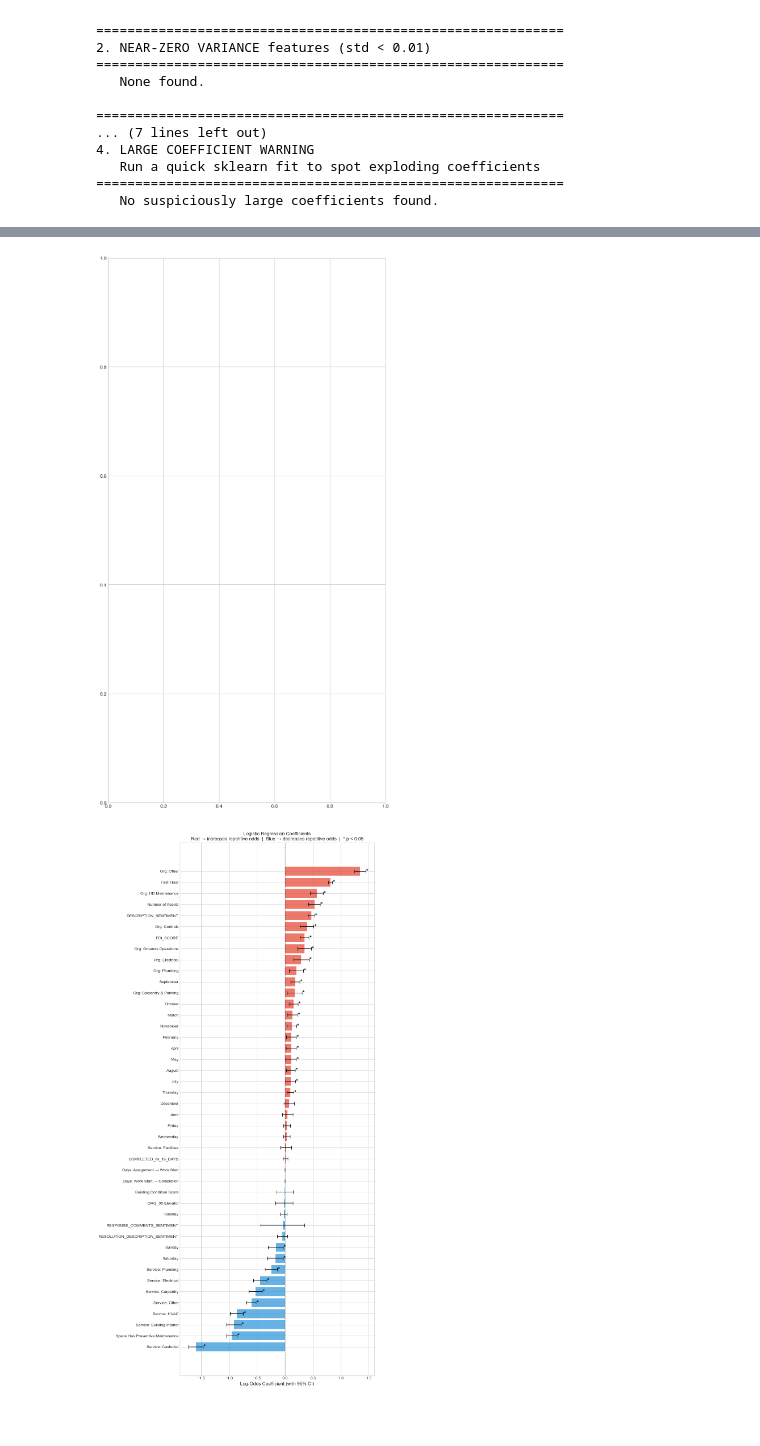
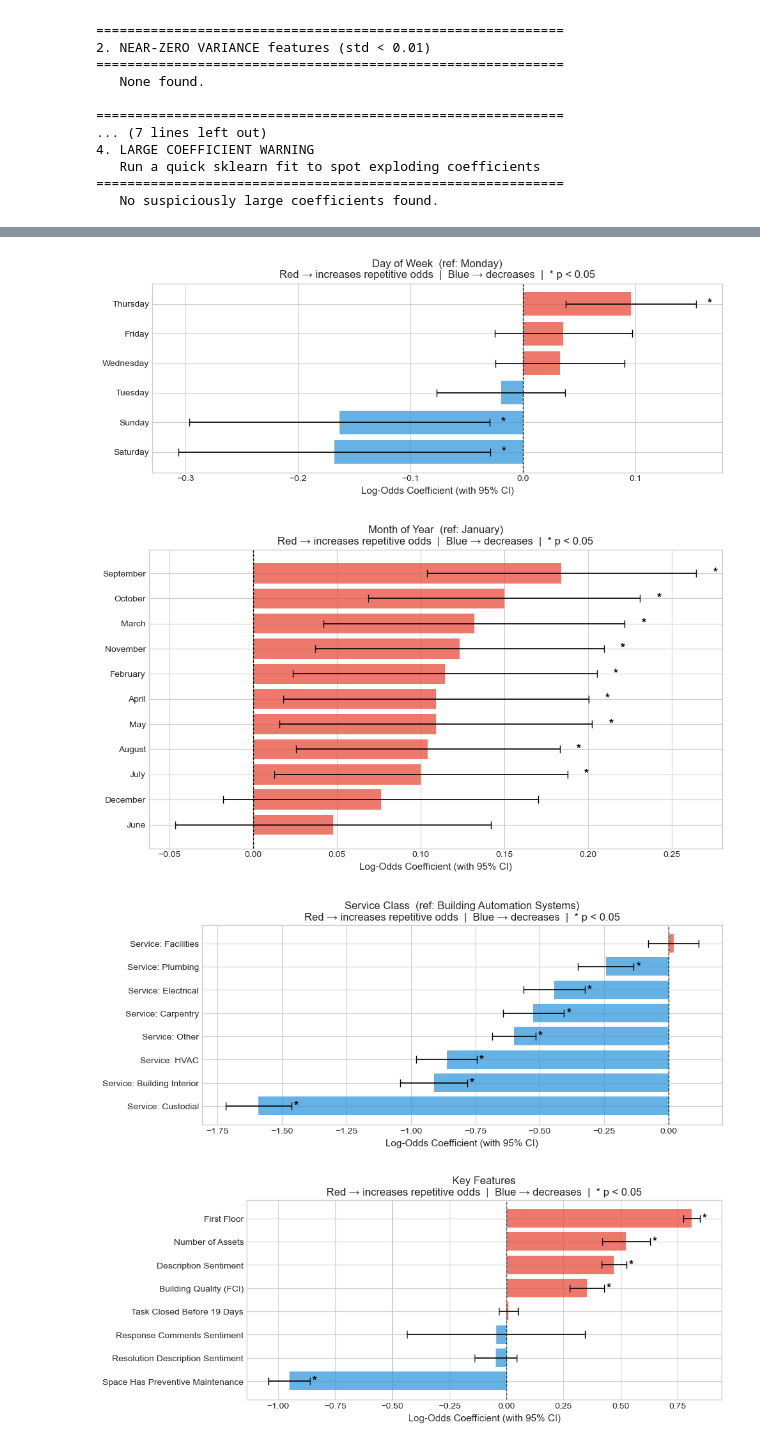
Before and after one commit to RiceD2KLab/TicketMastery_Sp26, a Jupyter notebook: src/modeling/repetitive_task_inference.ipynb, the cells around one changed output, grey strips where cells are left out. Cells and saved outputs as stored; diff of their text form; code cells hidden in the pictures; blank space fills up the shorter version.

Commit message:
added to root README; updated repetitive_task_inference.ipynb to newest version

```diff
--- a/src/modeling/repetitive_task_inference.ipynb
+++ b/src/modeling/repetitive_task_inference.ipynb
@@ -966,10 +928,11 @@ ORG_11 Grounds Operations & Specialists       0.3500       1.419 <0.0001   [0.22
 # %%
+from model_plotting import plot_coef_group
+
 # Rename Features for Legibility
 name_mapping = {
     # ── Base numeric / binary ───────────────────────────────────────────────
     'NUMBER_OF_ASSETS_CLIPPED': 'Number of Assets',
     'HAS_SPACE_PM':             'Space Has Preventive Maintenance',
-    'BUILDING_CONDITION_SCORE': 'Building Condition Score',
     'DAYS_TO_START':            'Days: Assignment → Work Start',
     'DAYS_TO_COMPLETE':         'Days: Work Start → Completion',
     'HAS_ACTUAL_START':         'Ticket Was Started',
@@ -1008,63 +971,62 @@ name_mapping = {
     'DOW_1': 'Tuesday',
     'DOW_2': 'Wednesday',
     'DOW_3': 'Thursday',
     'DOW_4': 'Friday',
     'DOW_5': 'Saturday',
     'DOW_6': 'Sunday',
 
     # ── Month (ref: January = MONTH_1, absent because drop_first=True) ────
     'MONTH_2':  'February',
     'MONTH_3':  'March',
     'MONTH_4':  'April',
     'MONTH_5':  'May',
     'MONTH_6':  'June',
     'MONTH_7':  'July',
     'MONTH_8':  'August',
     'MONTH_9':  'September',
     'MONTH_10': 'October',
     'MONTH_11': 'November',
     'MONTH_12': 'December',
 }
 
 coef_df['Feature'] = coef_df['Feature'].map(name_mapping).fillna(coef_df['Feature'])
 
 # Coefficient Plot
-fig, ax = plt.subplots(figsize=(10, max(6, len(coef_df) * 0.45)))
 
-colors = ['#e74c3c' if c > 0 else '#3498db' for c in coef_df['Coefficient']]
-bars = ax.barh(coef_df['Feature'], coef_df['Coefficient'], color=colors, alpha=0.75)
+# --- Coefficient Plots (split by feature group) ---
+# Same values as a single chart would show — just displayed in four focused
+# plots so each group is legible. No model changes.
 
-# 95% confidence interval error bars
-ax.errorbar(
-    x=coef_df['Coefficient'],
-    y=coef_df['Feature'],
-    xerr=[
-        coef_df['Coefficient'] - coef_df['CI_Lower'],
-        coef_df['CI_Upper'] - coef_df['Coefficient']
-    ],
-    fmt='none', color='black', capsize=4, linewidth=1.2
-)
 
-ax.axvline(0, color='black', linewidth=0.9, linestyle='--')
+# Group masks based on readable names applied by name_mapping
+dow_names   = {'Tuesday','Wednesday','Thursday','Friday','Saturday','Sunday'}
+month_names = {'February','March','April','May','June','July',
+               'August','September','October','November','December'}
 
-# Mark statistically significant features with *
-for i, row in coef_df.iterrows():
-    if row['Significant']:
-        x_pos = row['CI_Upper'] + 0.01
-        ax.text(x_pos, i, '*', va='center', fontsize=13, color='black', fontweight='bold')
+mask_dow   = coef_df['Feature'].isin(dow_names)
+mask_month = coef_df['Feature'].isin(month_names)
+mask_svc   = coef_df['Feature'].str.startswith('Service:')
+mask_dow   = coef_df['Feature'].isin(dow_names)
+mask_month = coef_df['Feature'].isin(month_names)
+mask_svc   = coef_df['Feature'].str.startswith('Service:')
+mask_other = ~mask_dow & ~mask_month & ~mask_svc & ~coef_df['Feature'].str.startswith('Org:') & ~coef_df['Feature'].isin(['Days: Assignment → Work Start', 'Days: Work Start → Completion'])
 
-ax.set_xlabel('Log-Odds Coefficient (with 95% CI)', fontsize=12)
-ax.set_title(
-    'Logistic Regression Coefficients\n'
-    'Red → increases repetitive odds  |  Blue → decreases repetitive odds  |  * p < 0.05',
-    fontsize=12
-)
-ax.invert_yaxis()
-plt.tight_layout()
-plt.show()
+# Plot 1: Day of Week
+plot_coef_group(coef_df[mask_dow],   'Day of Week  (ref: Monday)')
+
+# Plot 2: Month of Year
+plot_coef_group(coef_df[mask_month], 'Month of Year  (ref: January)')
+
+# Plot 3: Service Class
+plot_coef_group(coef_df[mask_svc],   'Service Class  (ref: Building Automation Systems)')
+
+# Plot 4: Base & Remaining Features (floor, PM, time deltas, org, etc.)
+plot_coef_group(coef_df[mask_other], 'Key Features')
 # %% [output]
-[figure, old version]
+[figure, new version]
-[figure, old version]
+[figure, new version]
+[figure, added]
+[figure, added]
 # %%
 # --- Odds Ratio Plot (easier to interpret) ---
 fig, ax = plt.subplots(figsize=(10, max(6, len(coef_df) * 0.45)))
```
Also changed, not shown: parts of 11 cells of this notebook, 3 other files.
